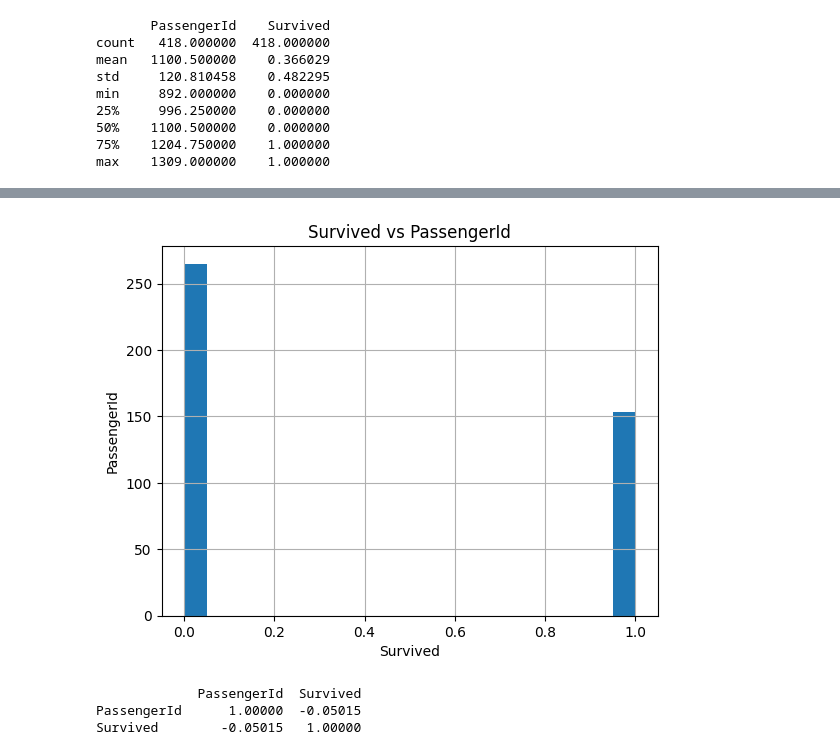
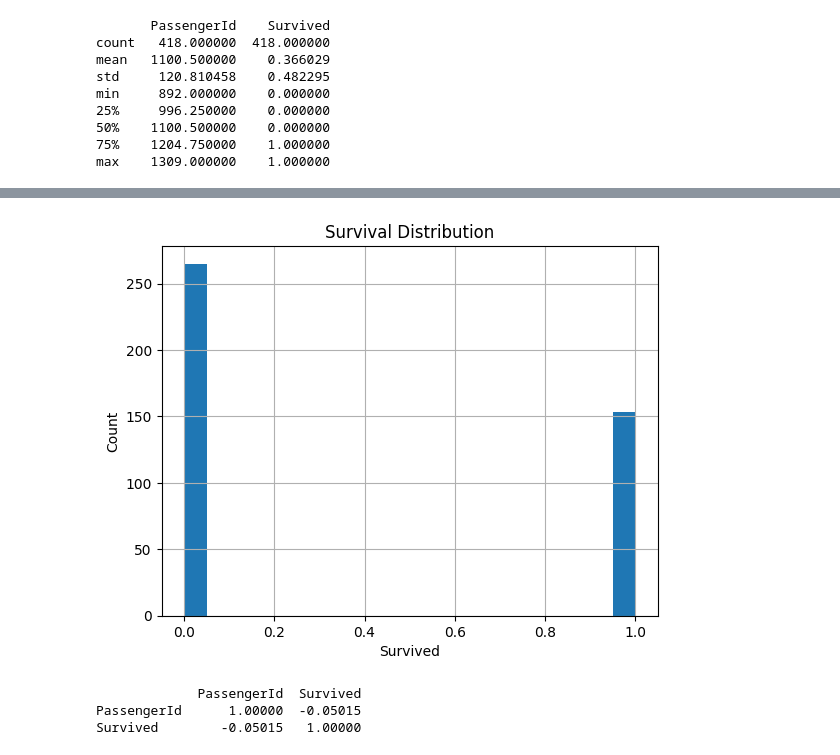
Before and after one commit to rahulsamant37/Daily-Task, a Jupyter notebook: Kaggle/day01.ipynb, the cells around one changed output, grey strips where cells are left out. Saved outputs shown, nothing was run; the diff lists cells and outputs as text; code cells hidden in the pictures.

```diff
--- a/Kaggle/day01.ipynb
+++ b/Kaggle/day01.ipynb
@@ -71,12 +94,12 @@ Name: count, Length: 418, dtype: int64
 # %%
-import matplotlib.pyplot as plt
+# Plot histogram for the target variable 'Survived'
 df['Survived'].hist(bins=20)
-plt.title('Survived vs PassengerId')
+plt.title('Survival Distribution')
 plt.xlabel('Survived')
-plt.ylabel('PassengerId')
+plt.ylabel('Count')
 plt.show()
 # %% [output]
-[figure, old version]
+[figure, new version]
 # %%
 print(df.corr())
 # %% [output]
```
Also changed, not shown: parts of 65 cells of this notebook.
